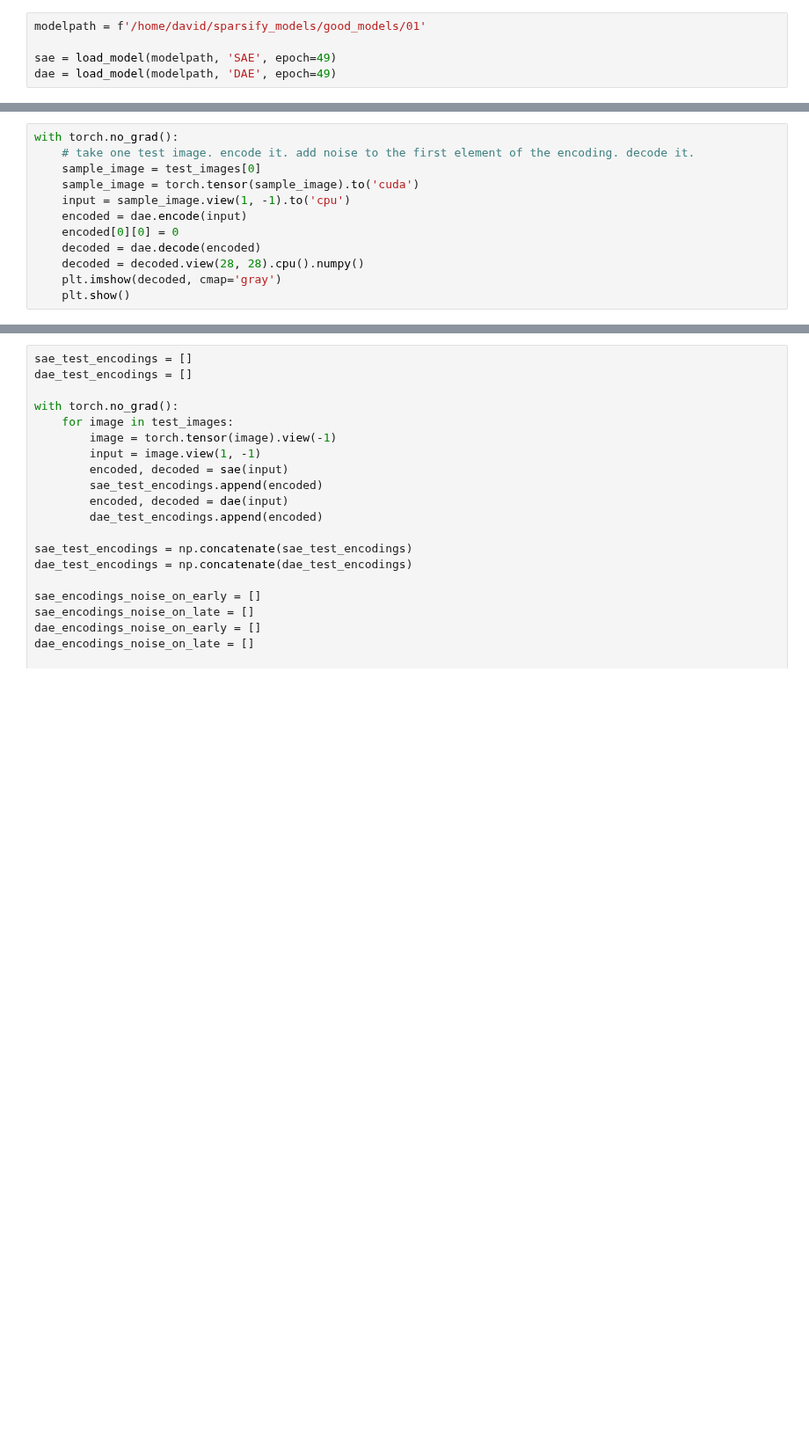
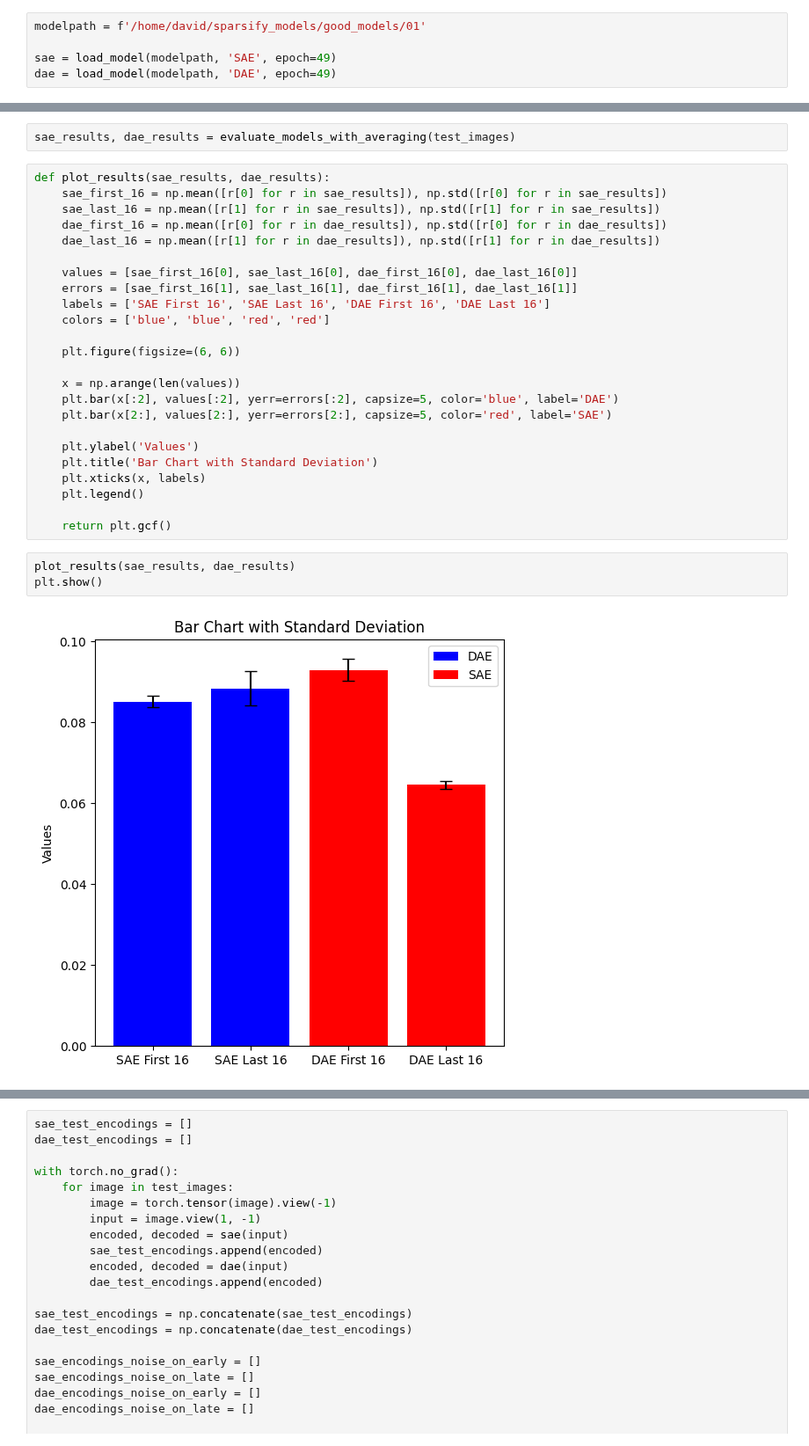
Before and after one commit to DiJam20/developing-autoencoders, a Jupyter notebook: 14_Noise_on_Neuron.ipynb, the cells around one changed output, grey strips where cells are left out. Shown at 88% size. Saved outputs shown, nothing was run; the diff lists cells and outputs as text; blank space fills up the shorter version.

```diff
--- a/14_Noise_on_Neuron.ipynb
+++ b/14_Noise_on_Neuron.ipynb
@@ -72,12 +62,0 @@ test_labels = np.concatenate(test_labels)
-# %%
-with torch.no_grad():
-    # take one test image. encode it. add noise to the first element of the encoding. decode it.
-    sample_image = test_images[0]
-    sample_image = torch.tensor(sample_image).to('cuda')
-    input = sample_image.view(1, -1).to('cpu')
-    encoded = dae.encode(input)
-    encoded[0][0] = 0
-    decoded = dae.decode(encoded)
-    decoded = decoded.view(28, 28).cpu().numpy()
-    plt.imshow(decoded, cmap='gray')
-    plt.show()
@@ -122,3 +104,34 @@ DAE MSE Loss - noise added to last 16 neurons: 5.27%
+# %%
+sae_results, dae_results = evaluate_models_with_averaging(test_images)
+# %%
+def plot_results(sae_results, dae_results):
+    sae_first_16 = np.mean([r[0] for r in sae_results]), np.std([r[0] for r in sae_results])
+    sae_last_16 = np.mean([r[1] for r in sae_results]), np.std([r[1] for r in sae_results])
+    dae_first_16 = np.mean([r[0] for r in dae_results]), np.std([r[0] for r in dae_results])
+    dae_last_16 = np.mean([r[1] for r in dae_results]), np.std([r[1] for r in dae_results])
+
+    values = [sae_first_16[0], sae_last_16[0], dae_first_16[0], dae_last_16[0]]
+    errors = [sae_first_16[1], sae_last_16[1], dae_first_16[1], dae_last_16[1]]
+    labels = ['SAE First 16', 'SAE Last 16', 'DAE First 16', 'DAE Last 16']
+    colors = ['blue', 'blue', 'red', 'red']
+
+    plt.figure(figsize=(6, 6))
+
+    x = np.arange(len(values))
+    plt.bar(x[:2], values[:2], yerr=errors[:2], capsize=5, color='blue', label='DAE')
+    plt.bar(x[2:], values[2:], yerr=errors[2:], capsize=5, color='red', label='SAE')
+
+    plt.ylabel('Values')
+    plt.title('Bar Chart with Standard Deviation')
+    plt.xticks(x, labels)
+    plt.legend()
+
+    return plt.gcf()
+# %%
+plot_results(sae_results, dae_results)
+plt.show()
+# %% [output]
+[figure, added]
 # %%
 sample_image = torch.tensor(test_images[0]).view(-1)
 
```
Also changed, not shown: parts of 7 cells of this notebook.
